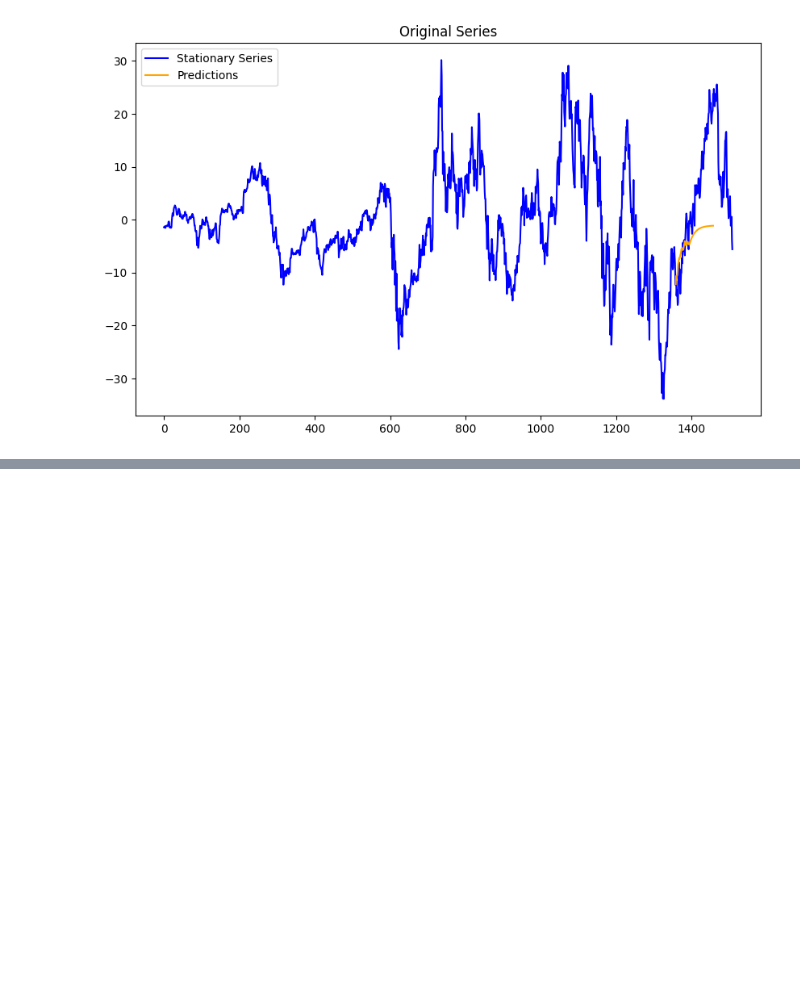
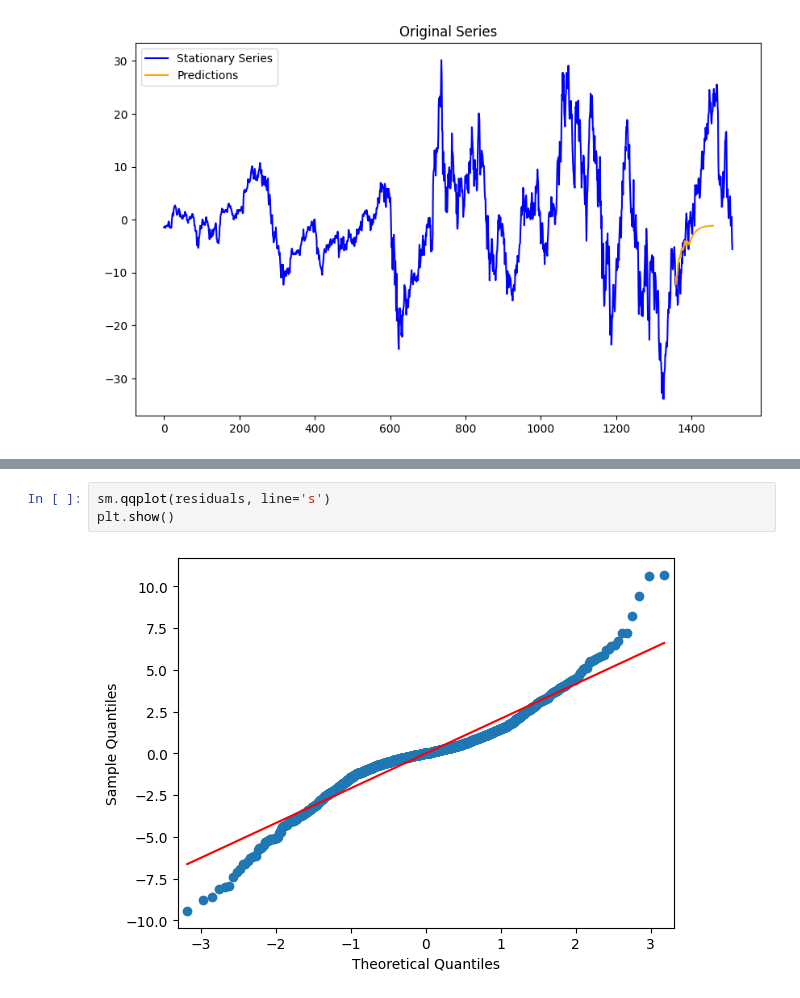
Before and after one commit to Simplicity-Fund/Time-Series-Analysis, a Jupyter notebook: Forecasting Models/ARIMA.ipynb, the cells around one changed output, grey strips where cells are left out. Drawn from its saved outputs; the diff is of its cells as text; blank space fills up the shorter version.

```diff
--- a/Forecasting Models/ARIMA.ipynb
+++ b/Forecasting Models/ARIMA.ipynb
@@ -151,0 +172,5 @@ plt.show()
+# %%
+sm.qqplot(residuals, line='s')
+plt.show()
+# %% [output]
+[figure, added]
```
Also changed, not shown: parts of 5 cells of this notebook, 3 other files.
